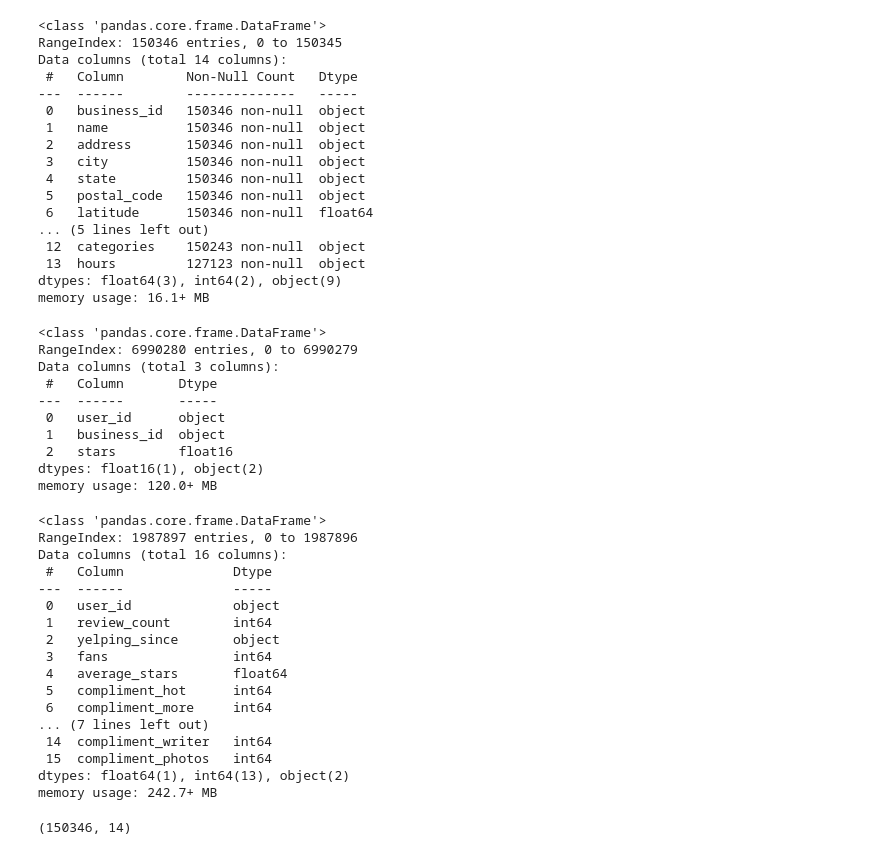
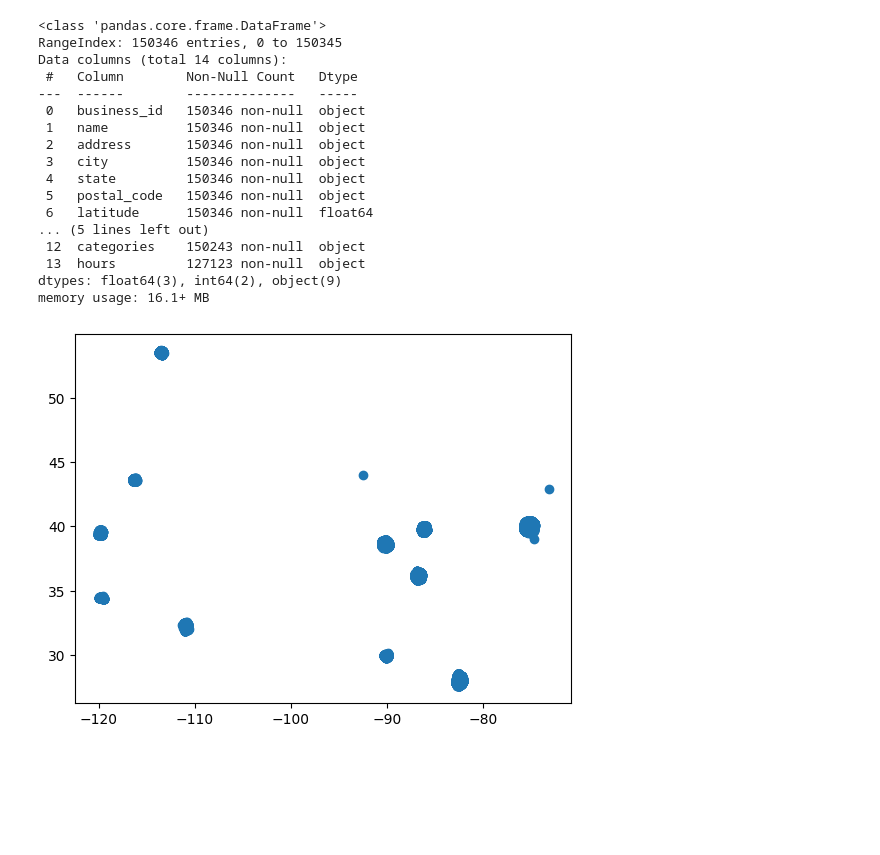
Before and after one commit to rbutti/machine-learning-cohort, a Jupyter notebook: DataDazzlers_DineOracle.ipynb, the cells around one changed output. Saved outputs shown, nothing was run; the diff lists cells and outputs as text; code cells hidden in the pictures; blank space fills up the shorter version.

```diff
--- a/DataDazzlers_DineOracle.ipynb
+++ b/DataDazzlers_DineOracle.ipynb
@@ -136,14 +165,0 @@ review = pd.concat(review, ignore_index=True)
-# %%
-#Print information
-review.info()
-# %% [output]
-<class 'pandas.core.frame.DataFrame'>
-RangeIndex: 6990280 entries, 0 to 6990279
-Data columns (total 3 columns):
- #   Column       Dtype
----  ------       -----
- 0   user_id      object
- 1   business_id  object
- 2   stars        float16
-dtypes: float16(1), object(2)
-memory usage: 120.0+ MB
@@ -161,25 +166,6 @@ user = pd.concat(user, ignore_index=True)
-# %%
-#Print information
-user.info()
-# %% [output]
-<class 'pandas.core.frame.DataFrame'>
-RangeIndex: 1987897 entries, 0 to 1987896
-Data columns (total 16 columns):
- #   Column              Dtype
----  ------              -----
- 0   user_id             object
- 1   review_count        int64
- 2   yelping_since       object
- 3   fans                int64
- 4   average_stars       float64
- 5   compliment_hot      int64
- 6   compliment_more     int64
-... (7 lines left out)
- 14  compliment_writer   int64
- 15  compliment_photos   int64
-dtypes: float64(1), int64(13), object(2)
-memory usage: 242.7+ MB
-# %%
-business.shape
-# %% [output]
-(150346, 14)
+# %%
+import matplotlib.pyplot as plt
+plt.scatter(x=business['longitude'], y=business['latitude'])
+plt.show()
+# %% [output]
+[figure, added]
```
Also changed, not shown: parts of 116 cells of this notebook.
